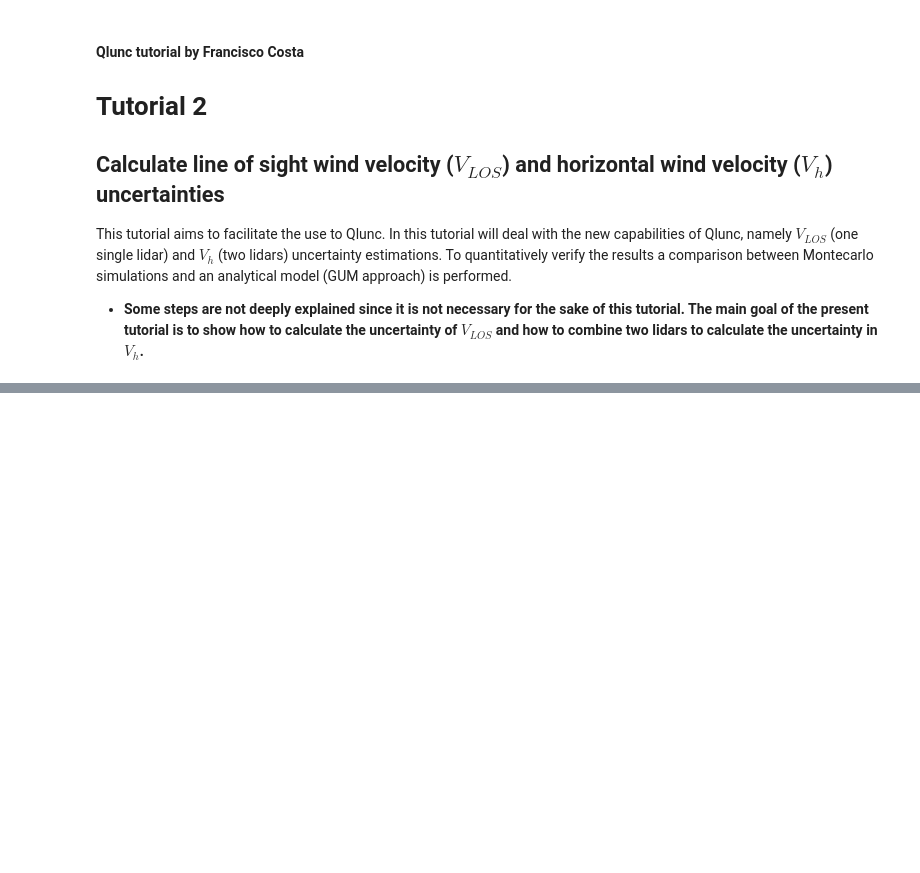
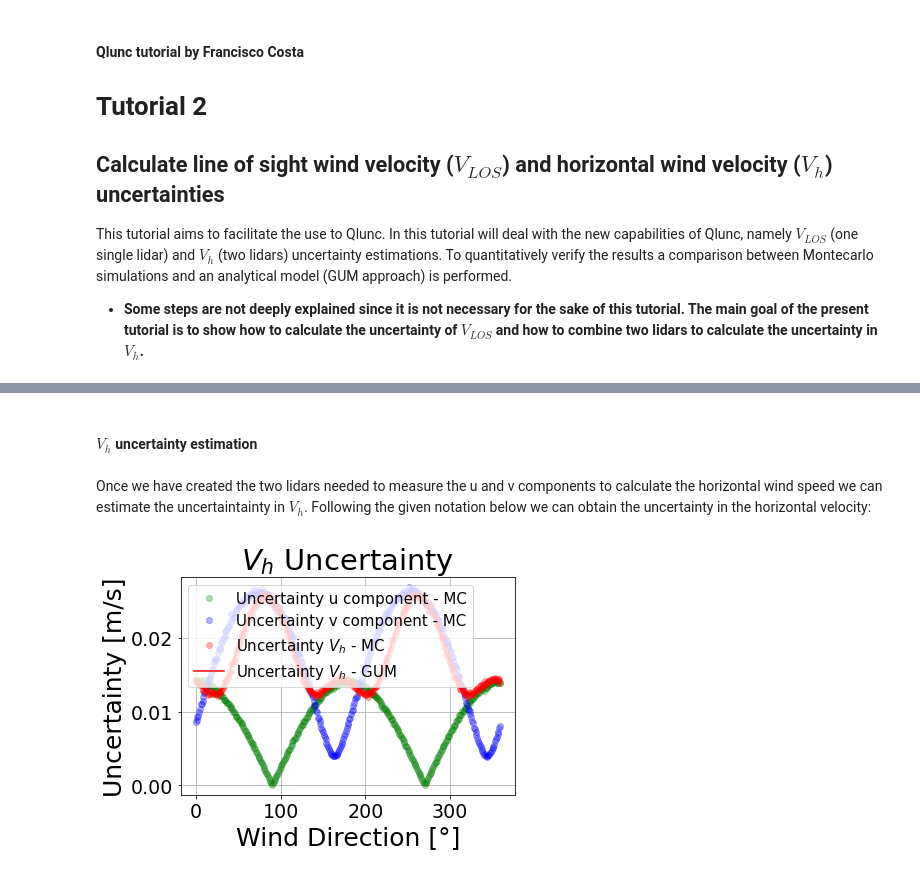
Before and after one commit to SWE-UniStuttgart/Qlunc, a Jupyter notebook: Tutorials/Tutorial2.ipynb, the cells around one changed output, grey strips where cells are left out. Saved outputs shown, nothing was run; the diff lists cells and outputs as text; code cells hidden in the pictures; blank space fills up the shorter version.

```diff
--- a/Tutorials/Tutorial2.ipynb
+++ b/Tutorials/Tutorial2.ipynb
@@ -118,2 +169,8 @@ Following the given notation below we can obtain the uncertainty in the horizont
+# %% [markdown]
+#### $V_{h}$  uncertainty estimation
+# %% [markdown]
+Once we have created the two lidars needed to measure the u and v components to calculate the horizontal wind speed we can estimate the uncertaintainty in $V_{h}$. Following the given notation below we can obtain the uncertainty in the horizontal velocity:
 # %%
-U_VH_Caixa1_Caixa2=Lidar.Uncertainty_Vh(Lidar, Atmospheric_Scenario,cts,Qlunc_yaml_inputs2,['Caixa1','Caixa2'])
+Lidar.Uncertainty_Vh(Lidar, Atmospheric_Scenario,cts,Qlunc_yaml_inputs2,['CaixaT1','CaixaT2'])
+# %% [output]
+[figure, added]
```
Also changed, not shown: parts of 22 cells of this notebook, 4 other files.
